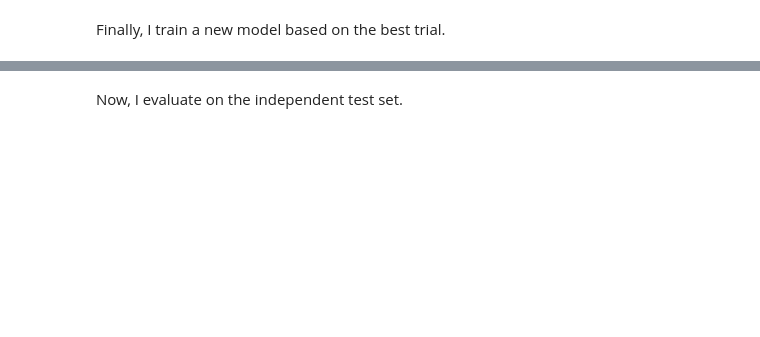
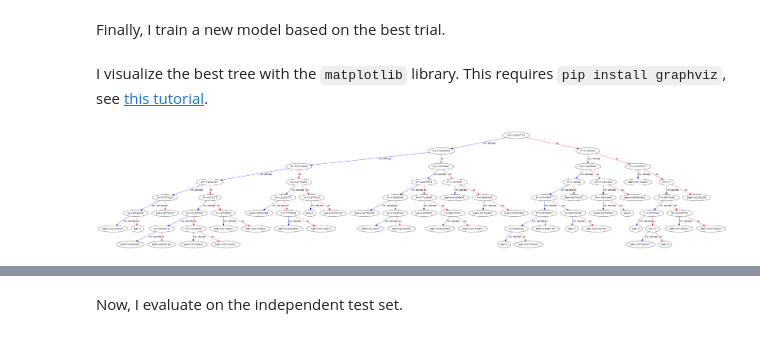
Before and after one commit to ayushnoori/graph-bbb, a Jupyter notebook: scripts/train_xgboost.ipynb, the cells around one changed output, grey strips where cells are left out. Drawn from its saved outputs; the diff is of its cells as text; code cells hidden in the pictures; blank space fills up the shorter version.

Commit message:
Add XGBoost and Optuna results.

```diff
--- a/scripts/train_xgboost.ipynb
+++ b/scripts/train_xgboost.ipynb
@@ -222,3 +261,11 @@ Finally, I train a new model based on the best trial.
 # train new model based on the best trial
 best_xgb_model = xgb.Booster()
 best_xgb_model.load_model(model_dir + "xgboost_model_{}.json".format(best_trial.number))
+# %% [markdown]
+I visualize the best tree with the `matplotlib` library. This requires `pip install graphviz`, see [this tutorial](https://www.datacamp.com/community/tutorials/xgboost-in-python).
+# %%
+xgb.plot_tree(best_xgb_model, num_trees=0)
+plt.rcParams['figure.figsize'] = [50, 10]
+plt.savefig(fig_name("BestXGBoostTree"), dpi = 900)
+# %% [output]
+[figure, added]
```
Also changed, not shown: parts of 14 cells of this notebook, 29 other files.
